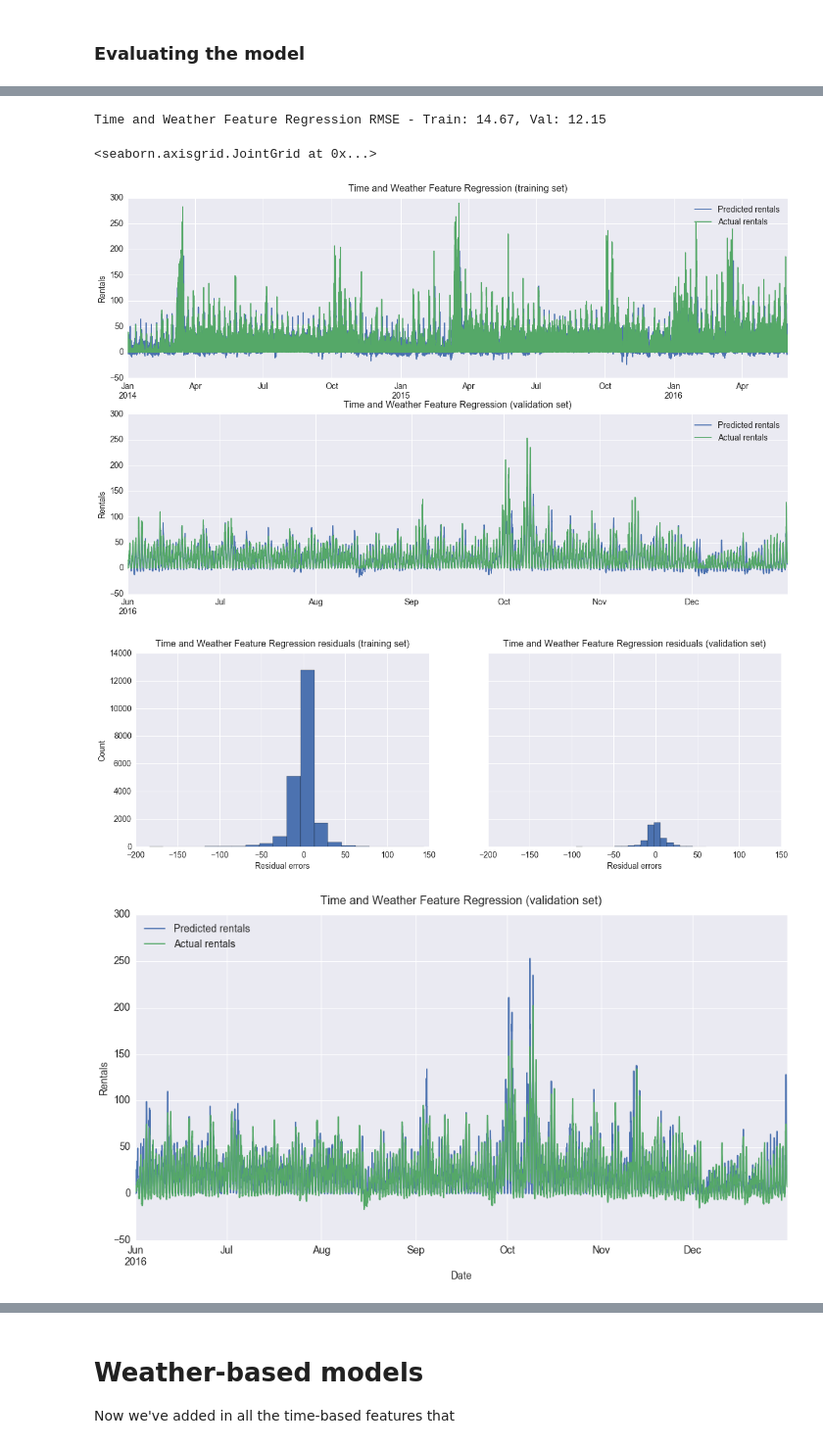
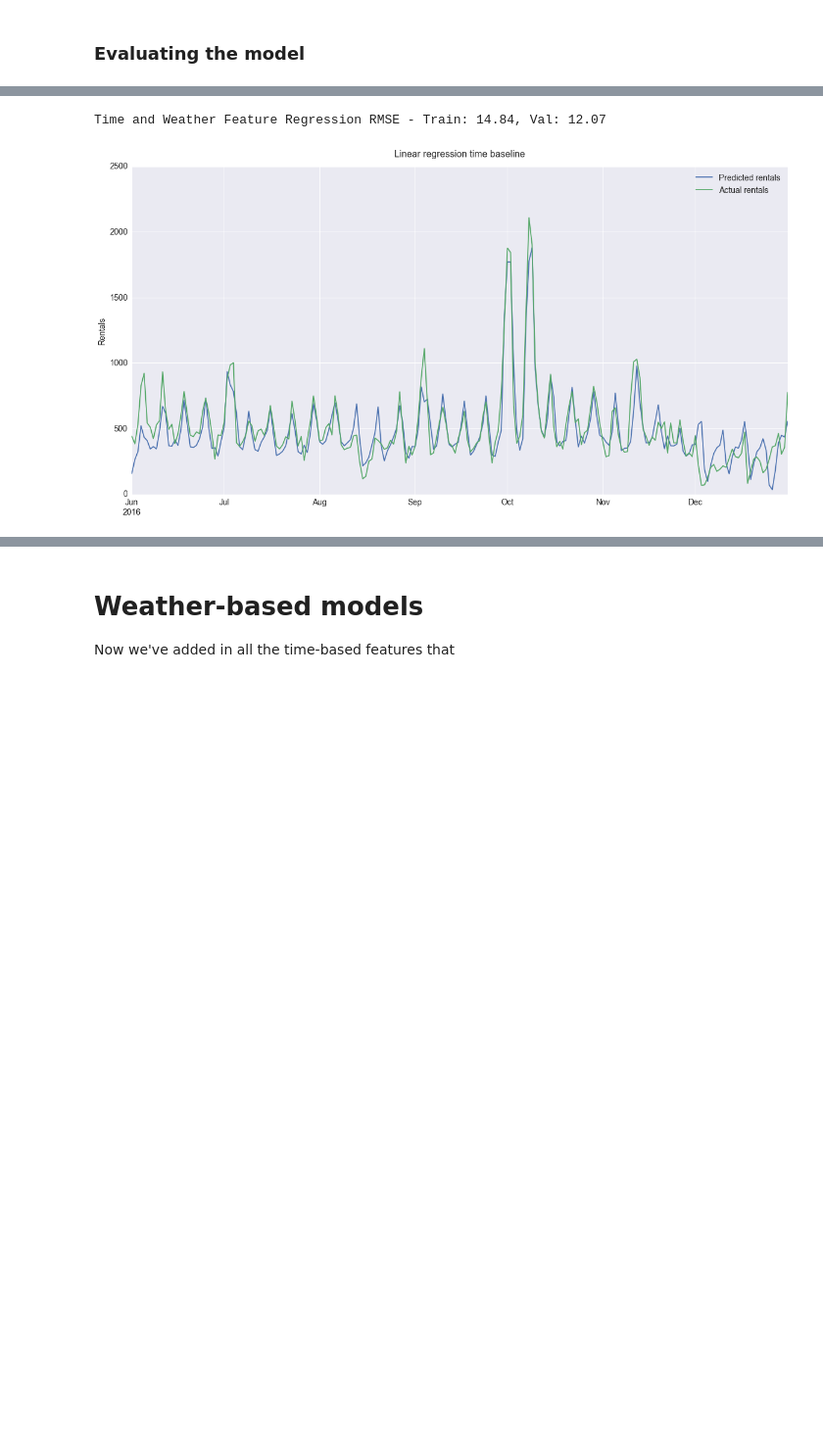
Before and after one commit to timgasser/bcycle-austin, a Jupyter notebook: notebooks/bcycle_all_data_models.ipynb, the cells around one changed output, grey strips where cells are left out. Shown at 98% size. Saved outputs shown, nothing was run; the diff lists cells and outputs as text; code cells hidden in the pictures; blank space fills up the shorter version.

```diff
--- a/notebooks/bcycle_all_data_models.ipynb
+++ b/notebooks/bcycle_all_data_models.ipynb
@@ -260,7 +274,7 @@ After these peaks, there are other days with between 1000 and 1500 trips. There'
 For these special cases, we'll need to add in extra dummy variables to help models work out why the amount of trips suddenly peaks.
 # %%
 # Let's plot the validation set
-plot_df = val_df.resample('3H').sum()['count']
+plot_df = val_df.resample('1D').sum()['count']
 
 plot_lines(plot_df, plt.subplots(1,1,figsize=(20,10)),
                                  title='Validation set rentals',
@@ -522,8 +568,13 @@ def add_lag_time_features(df, col):
     RETURNS: Dataframe with extra lag features
     """
 #     df[col + '_lag_1H'] = df[col].shift(1).fillna(method='backfill')
-    df[col + '_lag_1D'] = df[col].shift(24).fillna(method='backfill')
-    df[col + '_lag_1W'] = df[col].shift(24*7).fillna(method='backfill')
+    df[col + '_lag_1D'] = df[col].shift(24 * 1).fillna(method='backfill')
+    df[col + '_lag_2D'] = df[col].shift(24 * 2).fillna(method='backfill')
+    df[col + '_lag_3D'] = df[col].shift(24 * 3).fillna(method='backfill')
+    df[col + '_lag_4D'] = df[col].shift(24 * 4).fillna(method='backfill')
+    df[col + '_lag_5D'] = df[col].shift(24 * 5).fillna(method='backfill')
+    df[col + '_lag_6D'] = df[col].shift(24 * 6).fillna(method='backfill')
+    df[col + '_lag_1W'] = df[col].shift(24 * 7).fillna(method='backfill')
     return df
 
 def add_win_time_features(df, col):
@@ -596,31 +647,31 @@ X_val shape: (5136, 187), y_val shape: (5136,)
 # %%
 from sklearn.linear_model import Ridge
 
 reg = Ridge()
 reg.fit(X_train, y_train)
 y_train_pred = reg.predict(X_train)
 train_rmse = np.sqrt(mean_squared_error(y_train, y_train_pred))
 
 y_val_pred = reg.predict(X_val)
 val_rmse = np.sqrt(mean_squared_error(y_val, y_val_pred))
 
 # # Store the evaluation results
 # if 'linreg_time_weather_feat' not in scores_df.index:
 #     scores_df = scores_df.append(pd.DataFrame({'train_rmse' : train_rmse, 'val_rmse' : val_rmse},
 #                                               index=['linreg_time_weather_feat']))
 
 print('Time and Weather Feature Regression RMSE - Train: {:.2f}, Val: {:.2f}'.format(train_rmse, val_rmse))
 
 reg_result_train_df, reg_result_val_df = df_from_results(train_df.index, y_train, y_train_pred,
                                                          val_df.index, y_val, y_val_pred)
 
-plot_results(reg_result_train_df, reg_result_val_df, 'pred', 'true', title='Time and Weather Feature Regression')
-plot_val(reg_result_val_df, 'pred', 'true', title='Time and Weather Feature Regression')
+# plot_results(reg_result_train_df, reg_result_val_df, 'pred', 'true', title='Time and Weather Feature Regression')
+# plot_val(reg_result_val_df, 'pred', 'true', title='Time and Weather Feature Regression')
 
-sns.jointplot(y_val_pred, y_val)
+# sns.jointplot(y_val_pred, y_val)
+
+fig, ax = plt.subplots(1,1,figsize=(20,10))
+plot_ts(reg_result_val_df, 'pred', 'true', 'Linear regression time baseline', ax=ax)
 # %% [output]
-Time and Weather Feature Regression RMSE - Train: 14.67, Val: 12.15
+Time and Weather Feature Regression RMSE - Train: 14.84, Val: 12.07
-<seaborn.axisgrid.JointGrid at 0x...>
-[figure, old version]
+[figure, new version]
-[figure, removed]
-[figure, removed]
```
Also changed, not shown: parts of 17 cells of this notebook, 2 other files.
